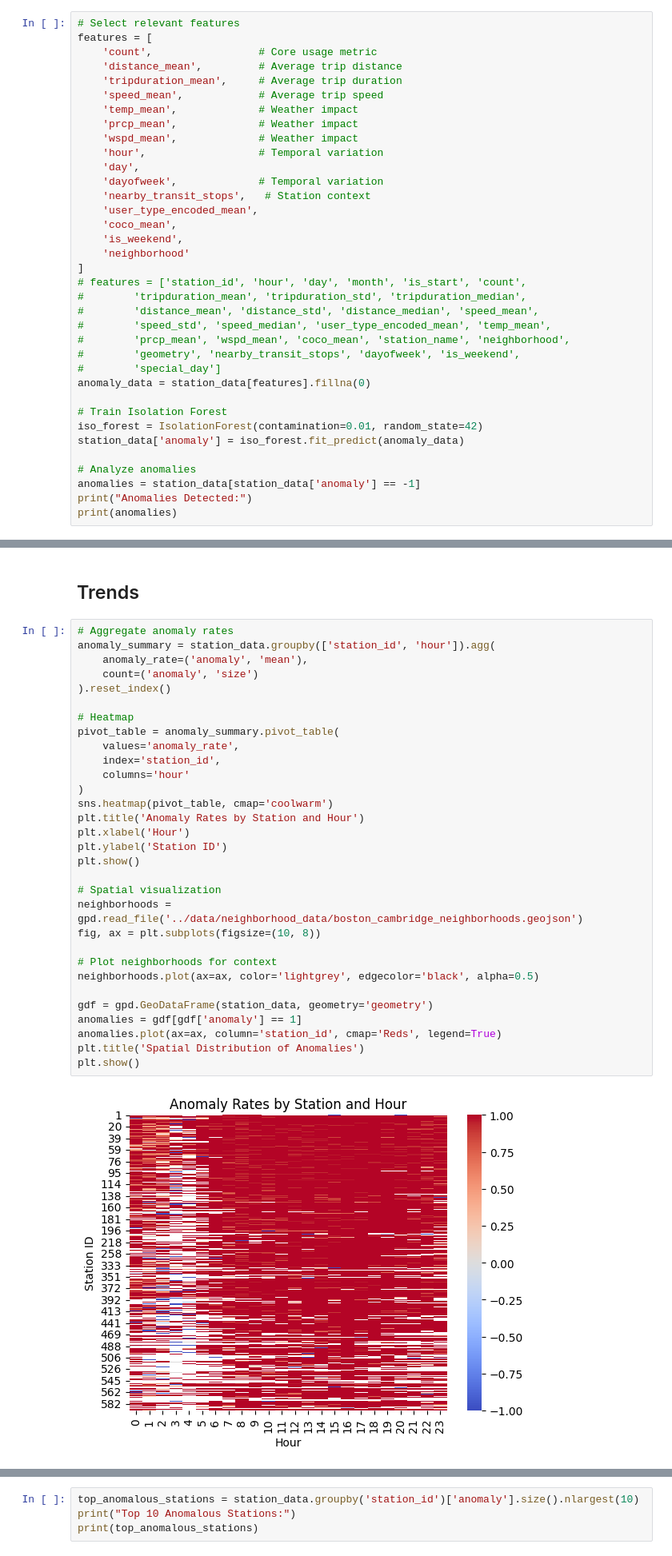
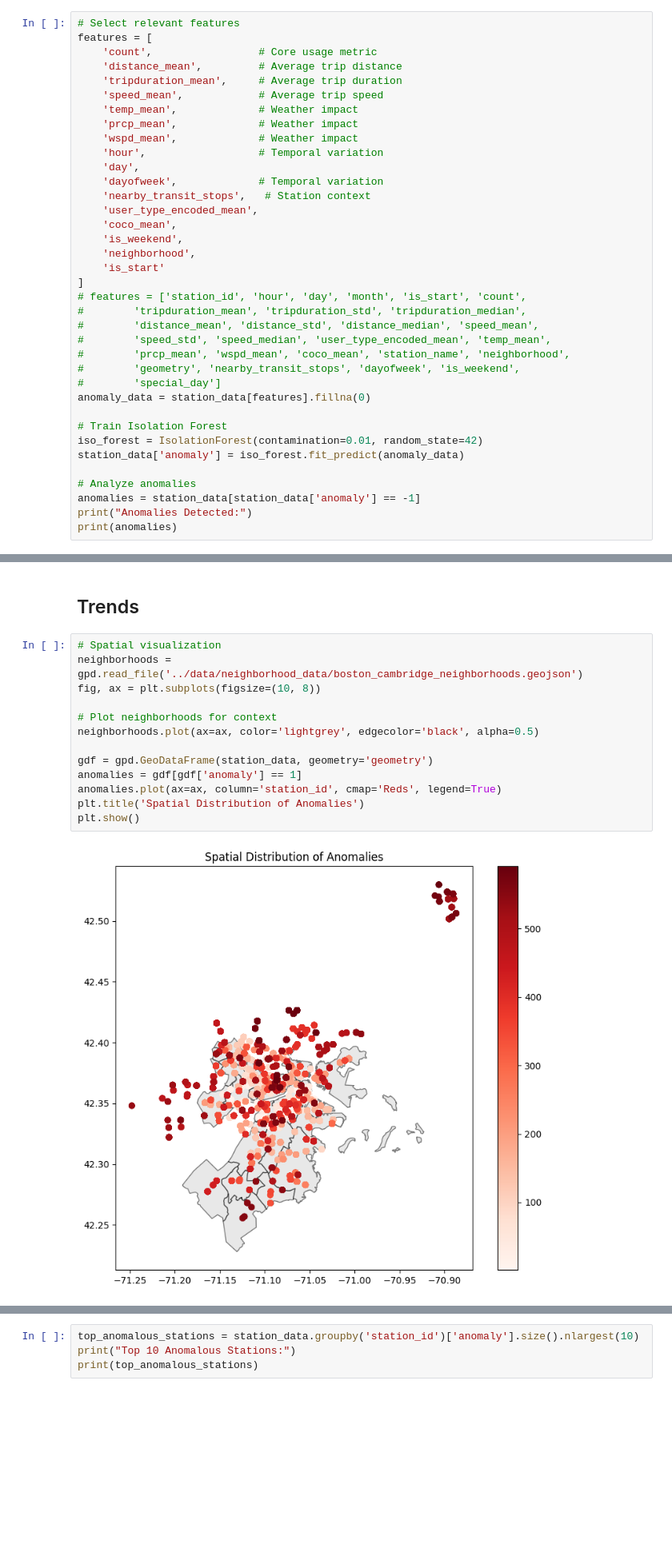
Before and after one commit to elnurisg/anomaly_detection_for_shared_mobility, a Jupyter notebook: station_focus/data_analysis.ipynb, the cells around one changed output, grey strips where cells are left out. Shown at 80% size. Drawn from its saved outputs; the diff is of its cells as text; blank space fills up the shorter version.

```diff
--- a/station_focus/data_analysis.ipynb
+++ b/station_focus/data_analysis.ipynb
@@ -159,7 +159,8 @@ features = [
     'user_type_encoded_mean',
     'coco_mean',
     'is_weekend',
-    'neighborhood'
+    'neighborhood',
+    'is_start'
 ]
 # features = ['station_id', 'hour', 'day', 'month', 'is_start', 'count',
 #        'tripduration_mean', 'tripduration_std', 'tripduration_median',
@@ -291,35 +292,17 @@ plt.show()
 # %% [markdown]
 ## Trends
 # %%
-# Aggregate anomaly rates
-anomaly_summary = station_data.groupby(['station_id', 'hour']).agg(
-    anomaly_rate=('anomaly', 'mean'),
-    count=('anomaly', 'size')
-).reset_index()
-
-# Heatmap
-pivot_table = anomaly_summary.pivot_table(
-    values='anomaly_rate',
-    index='station_id',
-    columns='hour'
-)
-sns.heatmap(pivot_table, cmap='coolwarm')
-plt.title('Anomaly Rates by Station and Hour')
-plt.xlabel('Hour')
-plt.ylabel('Station ID')
-plt.show()
-
 # Spatial visualization
 neighborhoods = gpd.read_file('../data/neighborhood_data/boston_cambridge_neighborhoods.geojson')
 fig, ax = plt.subplots(figsize=(10, 8))
 
 # Plot neighborhoods for context
 neighborhoods.plot(ax=ax, color='lightgrey', edgecolor='black', alpha=0.5)
 
 gdf = gpd.GeoDataFrame(station_data, geometry='geometry')
 anomalies = gdf[gdf['anomaly'] == 1]
 anomalies.plot(ax=ax, column='station_id', cmap='Reds', legend=True)
 plt.title('Spatial Distribution of Anomalies')
 plt.show()
 # %% [output]
-[figure, old version]
+[figure, new version]
```
Also changed, not shown: parts of 16 cells of this notebook, 2 other files.
